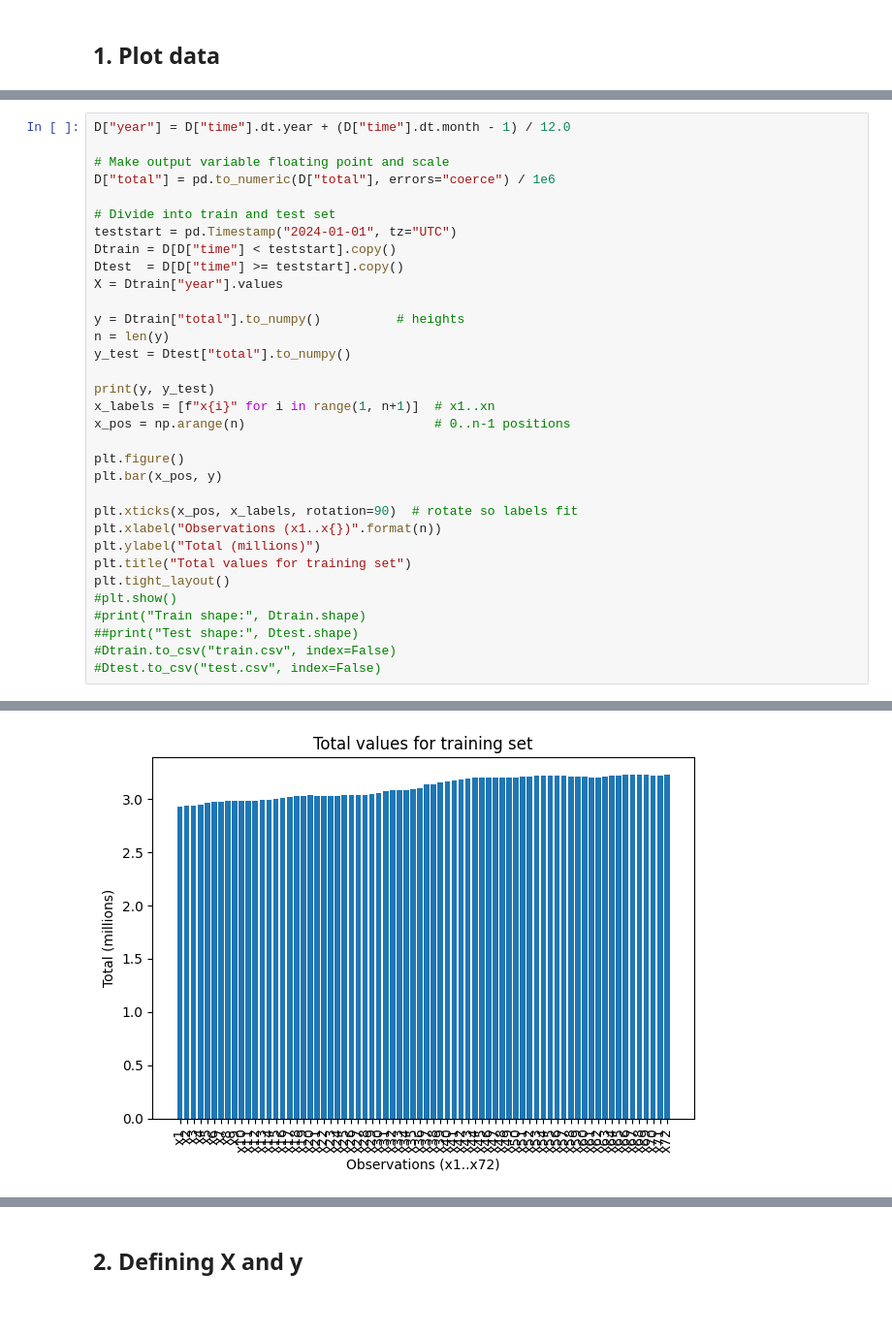
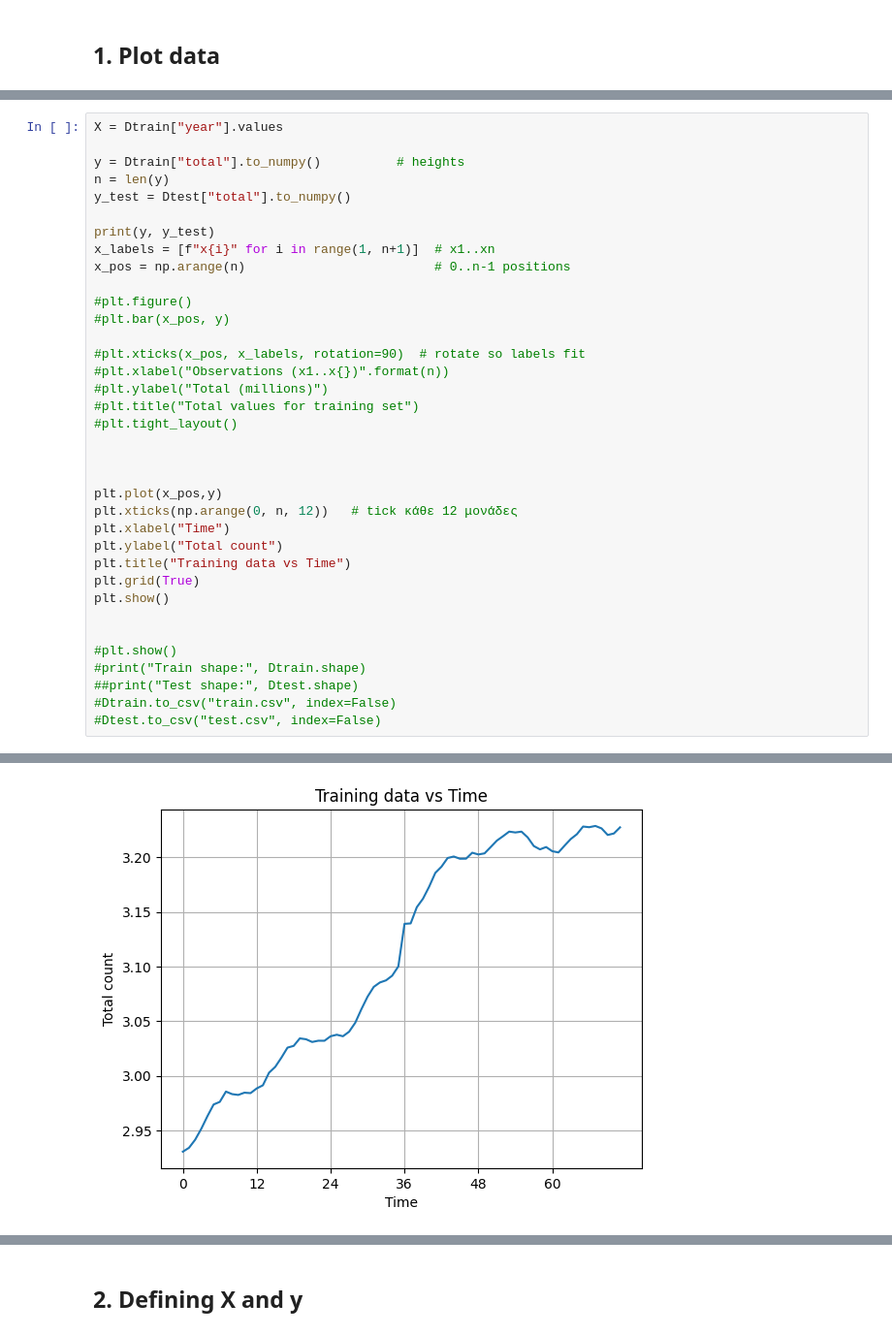
Before and after one commit to valentinatrolese02-collab/time_series_analysis, a Jupyter notebook: assignment1/assignment1.ipynb, the cells around one changed output, grey strips where cells are left out. Shown at 97% size. Drawn from its saved outputs; the diff is of its cells as text; blank space fills up the shorter version.

Commit message:
images1_1 , 3_2

```diff
--- a/assignment1/assignment1.ipynb
+++ b/assignment1/assignment1.ipynb
@@ -42,45 +52,48 @@ datetime64[ns, UTC]
 # %%
-D["year"] = D["time"].dt.year + (D["time"].dt.month - 1) / 12.0
-
-# Make output variable floating point and scale
-D["total"] = pd.to_numeric(D["total"], errors="coerce") / 1e6
-
-# Divide into train and test set
-teststart = pd.Timestamp("2024-01-01", tz="UTC")
-Dtrain = D[D["time"] < teststart].copy()
-Dtest  = D[D["time"] >= teststart].copy()
 X = Dtrain["year"].values
 
 y = Dtrain["total"].to_numpy()          # heights
 n = len(y)
 y_test = Dtest["total"].to_numpy()
 
 print(y, y_test)
 x_labels = [f"x{i}" for i in range(1, n+1)]  # x1..xn
 x_pos = np.arange(n)                         # 0..n-1 positions
 
-plt.figure()
-plt.bar(x_pos, y)
+#plt.figure()
+#plt.bar(x_pos, y)
 
-plt.xticks(x_pos, x_labels, rotation=90)  # rotate so labels fit
-plt.xlabel("Observations (x1..x{})".format(n))
-plt.ylabel("Total (millions)")
-plt.title("Total values for training set")
-plt.tight_layout()
+#plt.xticks(x_pos, x_labels, rotation=90)  # rotate so labels fit
+#plt.xlabel("Observations (x1..x{})".format(n))
+#plt.ylabel("Total (millions)")
+#plt.title("Total values for training set")
+#plt.tight_layout()
+
+
+
+plt.plot(x_pos,y)
+plt.xticks(np.arange(0, n, 12))   # tick κάθε 12 μονάδες
+plt.xlabel("Time")
+plt.ylabel("Total count")
+plt.title("Training data vs Time")
+plt.grid(True)
+plt.show()
+
+
 #plt.show()
 #print("Train shape:", Dtrain.shape)
 ##print("Test shape:", Dtest.shape)
 #Dtrain.to_csv("train.csv", index=False)
 #Dtest.to_csv("test.csv", index=False)
 # %% [output]
 [2.930483 2.934044 2.941422 2.951498 2.963093 2.973721 2.976096 2.985537
  2.983209 2.982473 2.98453  2.984123 2.988432 2.991279 3.002834 3.008125
  3.016558 3.025807 3.027397 3.034273 3.03348  3.03097  3.03212  3.03209
  3.036213 3.037617 3.036205 3.040346 3.04856  3.060994 3.072466 3.081409
  3.085458 3.087414 3.091698 3.100222 3.139166 3.139557 3.154415 3.162174
  3.173165 3.185814 3.191486 3.19945  3.200838 3.198798 3.198864 3.204309
  3.202713 3.20372  3.209522 3.215399 3.21942  3.223647 3.222857 3.223624
  3.218379 3.210424 3.207359 3.209511 3.205688 3.204567 3.210827 3.216852
  3.221263 3.228278 3.227684 3.228835 3.226588 3.220559 3.22192  3.227541] [3.223801 3.223805 3.231177 3.237629 3.244611 3.255073 3.254569 3.25806
  3.256515 3.252275 3.253059 3.258025]
-[figure, old version]
+[figure, new version]
```
Also changed, not shown: parts of 8 cells of this notebook, 5 other files.
